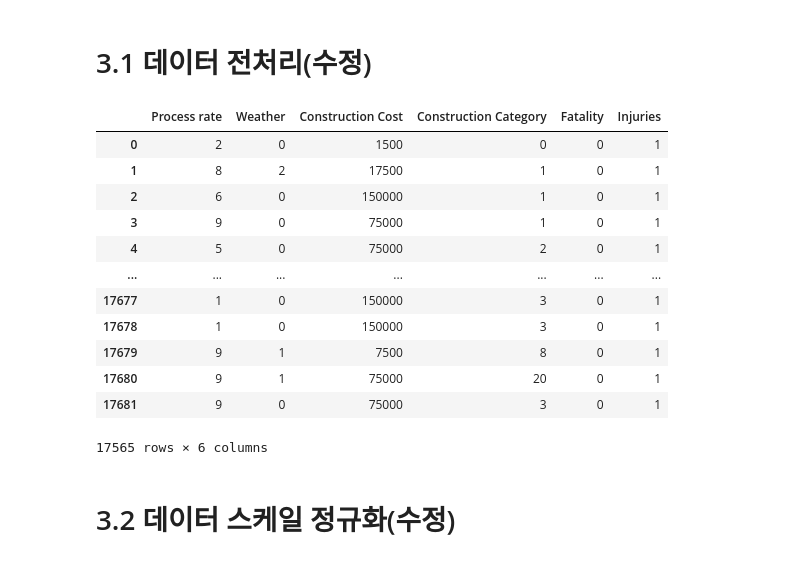
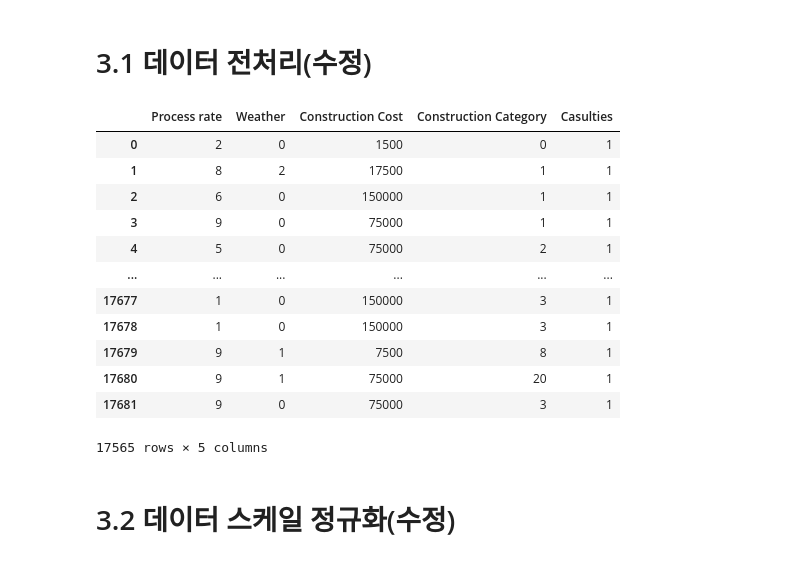
Before and after one commit to AllenJenix/Predicting-Safety-Accident-Casualty, a Jupyter notebook: main.ipynb, the cells around one changed output. Saved outputs shown, nothing was run; the diff lists cells and outputs as text; code cells hidden in the pictures.

```diff
--- a/main.ipynb
+++ b/main.ipynb
@@ -545,46 +551,53 @@ threshold = 100
 counts = preprocessed_data["공종소분류"].value_counts()
 other_values = counts[counts <= threshold].index
 count_other = counts[other_values].sum()
 counts["기타"] = count_other
 preprocessed_data.loc[preprocessed_data["공종소분류"].isin(other_values), "공종소분류"] = "기타"
 
 # 공종소분류 범주형 데이터 수치화
 a = preprocessed_data["공종소분류"].unique()
 b = list(range(28))
 mapping = dict(zip(a, b))
 preprocessed_data["공종소분류"] = preprocessed_data["공종소분류"].replace(mapping)
 
 # 공사종류 칼럼 삭제
 preprocessed_data = preprocessed_data.drop(["공사종류"], axis=1)
 
 # 국적별 사상자, 성별별 사상자, 나이별 사상자 칼럼 삭제
 # 위의 데이터 통계치 확인에서 언급했듯이 국적별 사상자와 성별별 사상자도 나이별 사상자와 마찬가지로 표본이 나와있지 않고 결과 값만 나와 있다. 따라서 제거한다.
 preprocessed_data.drop(preprocessed_data.columns[[5, 6, 7, 8, 9, 10, 11, 12, 13, 14]], axis=1, inplace=True)
 preprocessed_data.drop(preprocessed_data.columns[6:], axis=1, inplace=True)
 
 # 사망자가 38명인 데이터 제거
 preprocessed_data.drop(preprocessed_data[preprocessed_data["사망자"] == 38].index, inplace=True)
 
 # 칼럼 이름 영어로 변경(한글 폰트 깨짐 때문에)
 new_names = ["Process rate", "Weather", "Construction Cost", "Construction Category", "Fatality", "Injuries"]
 preprocessed_data.rename(columns=dict(zip(list(preprocessed_data.columns), new_names)), inplace=True)
 preprocessed_data.to_csv("./data/preprocessed_data.csv")
 
+# 사망자, 부상자를 합쳐서 사상자 칼럼으로 만듬
+preprocessed_data["Casulties"] = preprocessed_data["Fatality"] + preprocessed_data["Injuries"]
+preprocessed_data = preprocessed_data.drop(["Fatality", "Injuries"], axis=1)
+
+# 사상자 각 값이 1 이상인 경우 1로 변경
+preprocessed_data['Casulties'] = preprocessed_data['Casulties'].apply(lambda x: 1 if x >= 1 else 0)
+
 preprocessed_data
 # %% [output]
-|  | Process rate | Weather | Construction Cost | Construction Category | Fatality | Injuries |
-| 0 | 2 | 0 | 1500 | 0 | 0 | 1 |
-| 1 | 8 | 2 | 17500 | 1 | 0 | 1 |
-| 2 | 6 | 0 | 150000 | 1 | 0 | 1 |
-| 3 | 9 | 0 | 75000 | 1 | 0 | 1 |
-| 4 | 5 | 0 | 75000 | 2 | 0 | 1 |
-| ... | ... | ... | ... | ... | ... | ... |
-| 17677 | 1 | 0 | 150000 | 3 | 0 | 1 |
-| 17678 | 1 | 0 | 150000 | 3 | 0 | 1 |
-| 17679 | 9 | 1 | 7500 | 8 | 0 | 1 |
-| 17680 | 9 | 1 | 75000 | 20 | 0 | 1 |
-| 17681 | 9 | 0 | 75000 | 3 | 0 | 1 |
+|  | Process rate | Weather | Construction Cost | Construction Category | Casulties |
+| 0 | 2 | 0 | 1500 | 0 | 1 |
+| 1 | 8 | 2 | 17500 | 1 | 1 |
+| 2 | 6 | 0 | 150000 | 1 | 1 |
+| 3 | 9 | 0 | 75000 | 1 | 1 |
+| 4 | 5 | 0 | 75000 | 2 | 1 |
+| ... | ... | ... | ... | ... | ... |
+| 17677 | 1 | 0 | 150000 | 3 | 1 |
+| 17678 | 1 | 0 | 150000 | 3 | 1 |
+| 17679 | 9 | 1 | 7500 | 8 | 1 |
+| 17680 | 9 | 1 | 75000 | 20 | 1 |
+| 17681 | 9 | 0 | 75000 | 3 | 1 |
-17565 rows × 6 columns
+17565 rows × 5 columns
 # %% [markdown]
 # 3.2 데이터 스케일 정규화(수정)
 # %%
```
Also changed, not shown: parts of 10 cells of this notebook, 5 other files.
